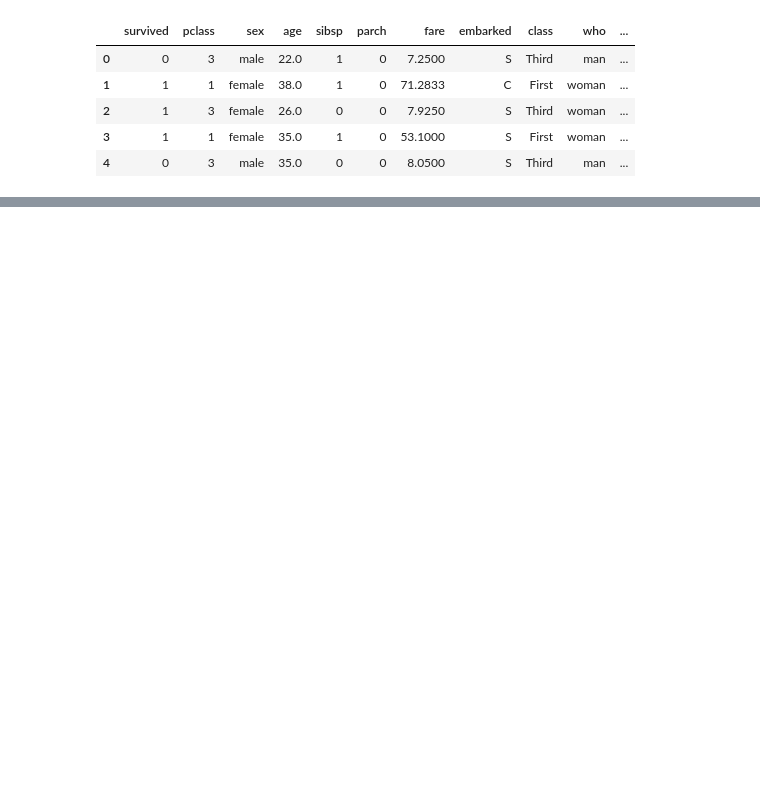
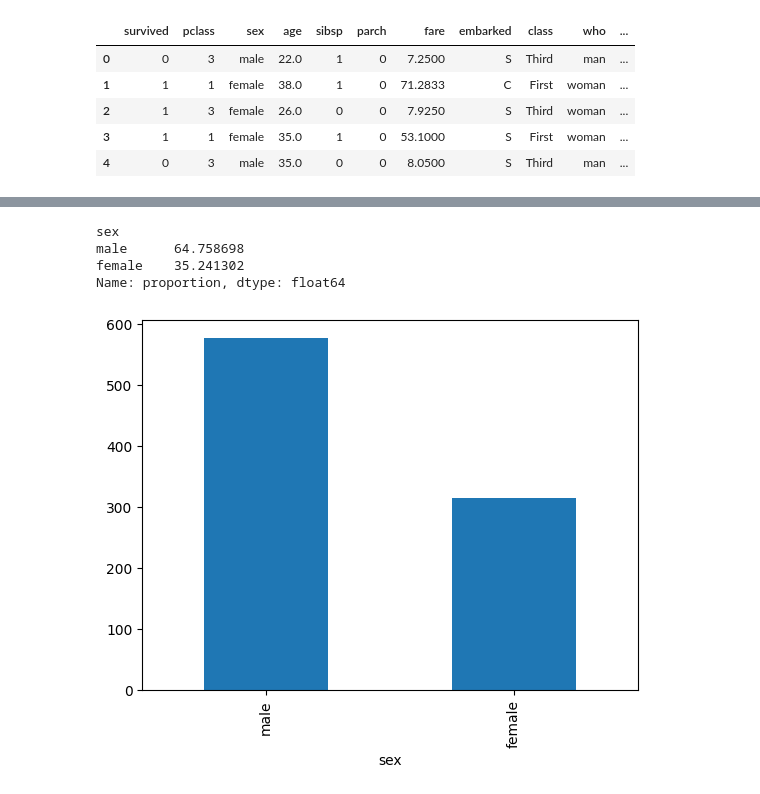
Before and after one commit to edumentordeepti/For-Youtubers, a Jupyter notebook: 54. Data Science Full Project_2.ipynb, the cells around one changed output, grey strips where cells are left out. Saved outputs shown, nothing was run; the diff lists cells and outputs as text; code cells hidden in the pictures; blank space fills up the shorter version.

```diff
--- a/54. Data Science Full Project_2.ipynb
+++ b/54. Data Science Full Project_2.ipynb
@@ -15,0 +189,12 @@ data.head()
+# %%
+data.sex.value_counts(normalize=True)*100
+# %% [output]
+sex
+male      64.758698
+female    35.241302
+Name: proportion, dtype: float64
+# %%
+data.sex.value_counts().plot(kind="bar")
+plt.show()
+# %% [output]
+[figure, added]
```
Also changed, not shown: parts of 86 cells of this notebook, 5 other files.
